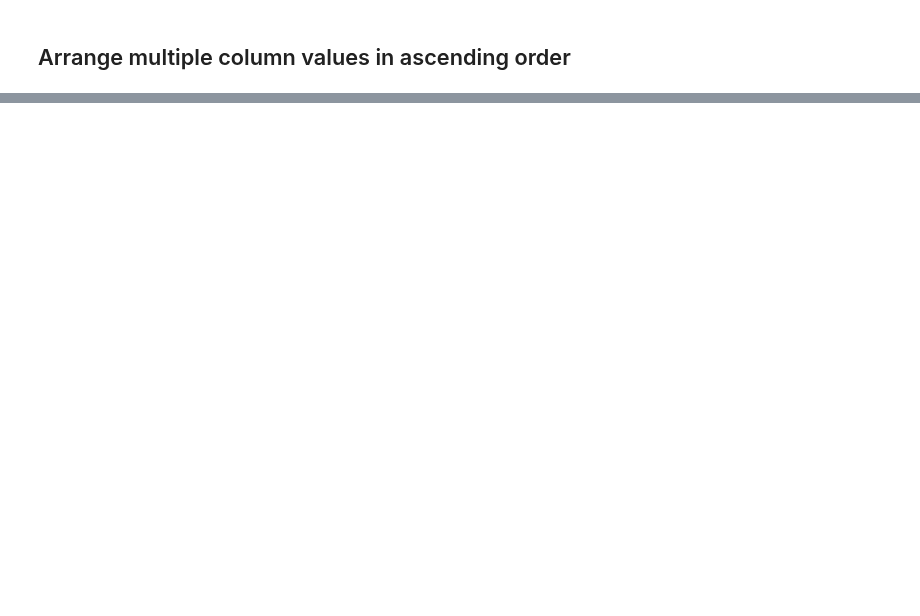
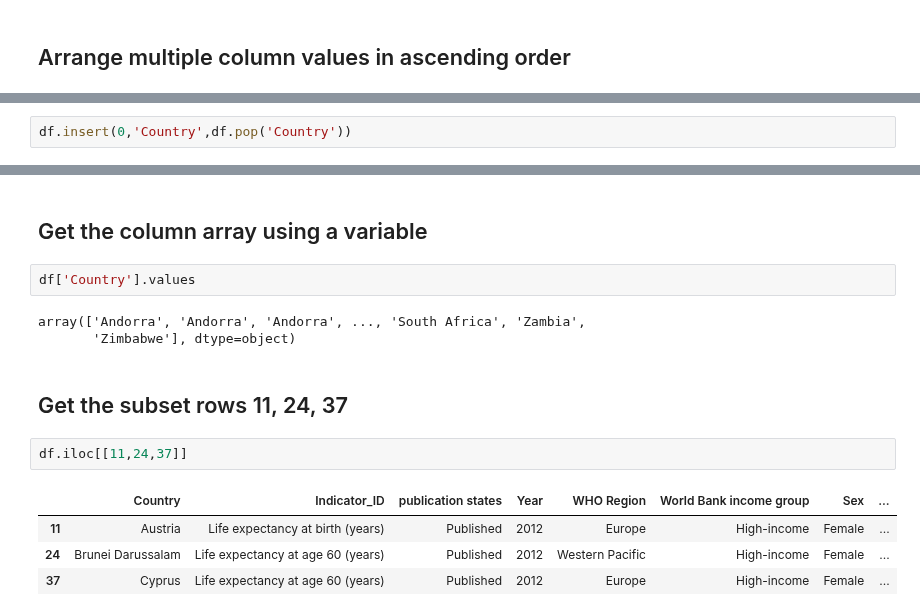
Before and after one commit to siddartha-10/Data-Science, a Jupyter notebook: Pandas/pandas_exercise1.ipynb, the cells around one changed output, grey strips where cells are left out. Cells and saved outputs as stored; diff of their text form; blank space fills up the shorter version.

```diff
--- a/Pandas/pandas_exercise1.ipynb
+++ b/Pandas/pandas_exercise1.ipynb
@@ -157,0 +176,2 @@ df
+# %%
+df.insert(0,'Country',df.pop('Country'))
@@ -157,0 +194,16 @@ df
+# %% [markdown]
+## Get the column array using a variable
+# %%
+df['Country'].values
+# %% [output]
+array(['Andorra', 'Andorra', 'Andorra', ..., 'South Africa', 'Zambia',
+       'Zimbabwe'], dtype=object)
+# %% [markdown]
+## Get the subset rows 11, 24, 37
+# %%
+df.iloc[[11,24,37]]
+# %% [output]
+|  | Country | Indicator_ID | publication states | Year | WHO Region | World Bank income group | Sex | ... |
+| 11 | Austria | Life expectancy at birth (years) | Published | 2012 | Europe | High-income | Female | ... |
+| 24 | Brunei Darussalam | Life expectancy at age 60 (years) | Published | 2012 | Western Pacific | High-income | Female | ... |
+| 37 | Cyprus | Life expectancy at age 60 (years) | Published | 2012 | Europe | High-income | Female | ... |
```
Also changed, not shown: parts of 5 cells of this notebook.
